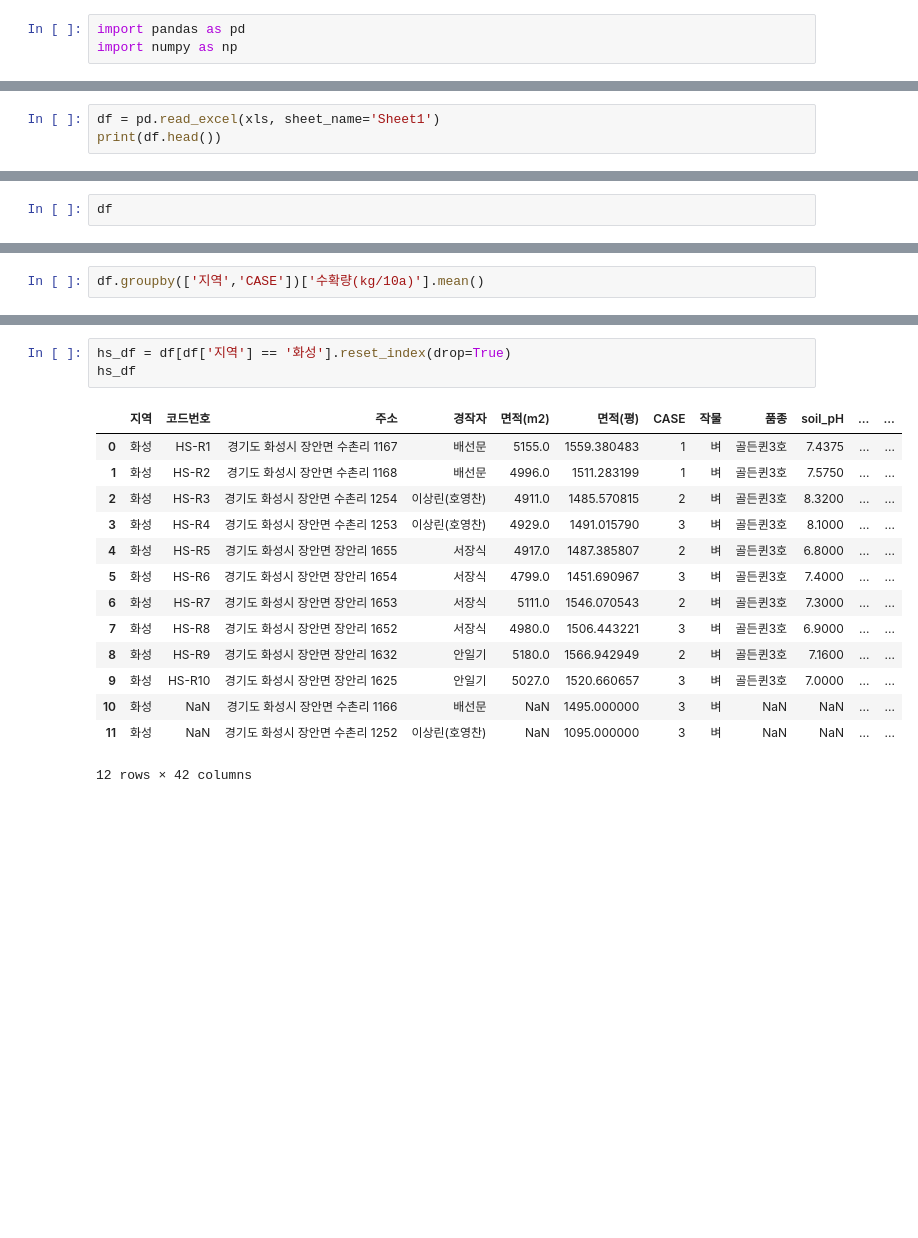
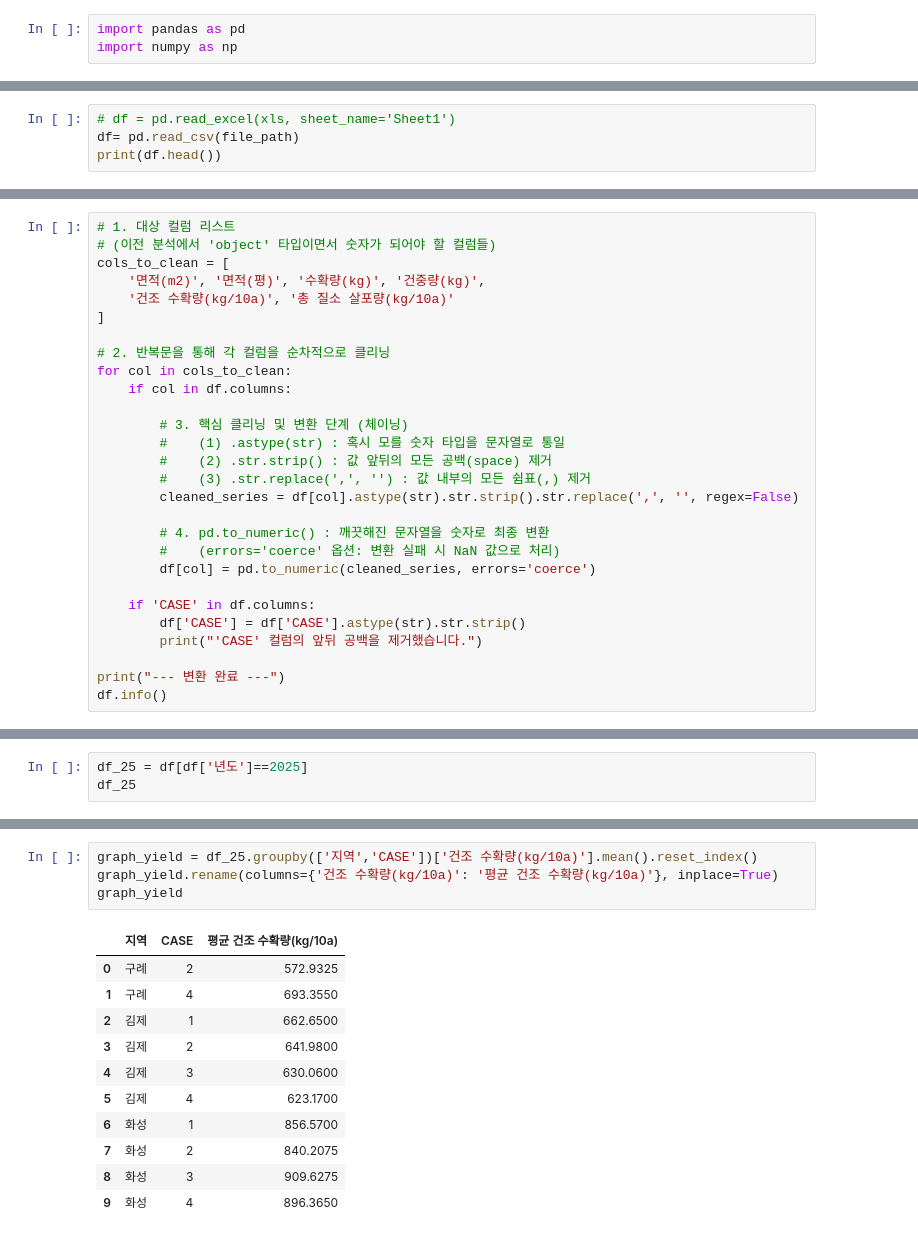
Before and after one commit to sirasony35/rice_analysis, a Jupyter notebook: basic_analysis.ipynb, the cells around one changed output, grey strips where cells are left out. Saved outputs shown, nothing was run; the diff lists cells and outputs as text; blank space fills up the shorter version.

```diff
--- a/basic_analysis.ipynb
+++ b/basic_analysis.ipynb
@@ -11,4 +9,5 @@ print(sheet_names)
 # %%
-df = pd.read_excel(xls, sheet_name='Sheet1')
+# df = pd.read_excel(xls, sheet_name='Sheet1')
+df= pd.read_csv(file_path)
 print(df.head())
 # %% [output]
@@ -32,3 +31,29 @@ print(df.head())
 # %%
-df
+# 1. 대상 컬럼 리스트
+# (이전 분석에서 'object' 타입이면서 숫자가 되어야 할 컬럼들)
+cols_to_clean = [
+    '면적(m2)', '면적(평)', '수확량(kg)', '건중량(kg)',
+    '건조 수확량(kg/10a)', '총 질소 살포량(kg/10a)'
+]
+
+# 2. 반복문을 통해 각 컬럼을 순차적으로 클리닝
+for col in cols_to_clean:
+    if col in df.columns:
+
+        # 3. 핵심 클리닝 및 변환 단계 (체이닝)
+        #    (1) .astype(str) : 혹시 모를 숫자 타입을 문자열로 통일
+        #    (2) .str.strip() : 값 앞뒤의 모든 공백(space) 제거
+        #    (3) .str.replace(',', '') : 값 내부의 모든 쉼표(,) 제거
+        cleaned_series = df[col].astype(str).str.strip().str.replace(',', '', regex=False)
+
+        # 4. pd.to_numeric() : 깨끗해진 문자열을 숫자로 최종 변환
+        #    (errors='coerce' 옵션: 변환 실패 시 NaN 값으로 처리)
+        df[col] = pd.to_numeric(cleaned_series, errors='coerce')
+
+    if 'CASE' in df.columns:
+        df['CASE'] = df['CASE'].astype(str).str.strip()
+        print("'CASE' 컬럼의 앞뒤 공백을 제거했습니다.")
+
+print("--- 변환 완료 ---")
+df.info()
 # %% [output]
@@ -53,3 +77,4 @@ df
 # %%
-df.groupby(['지역','CASE'])['수확량(kg/10a)'].mean()
+df_25 = df[df['년도']==2025]
+df_25
 # %% [output]
@@ -64,19 +99,17 @@ Name: 수확량(kg/10a), dtype: float64
 # %%
-hs_df = df[df['지역'] == '화성'].reset_index(drop=True)
-hs_df
+graph_yield = df_25.groupby(['지역','CASE'])['건조 수확량(kg/10a)'].mean().reset_index()
+graph_yield.rename(columns={'건조 수확량(kg/10a)': '평균 건조 수확량(kg/10a)'}, inplace=True)
+graph_yield
 # %% [output]
-|  | 지역 | 코드번호 | 주소 | 경작자 | 면적(m2) | 면적(평) | CASE | 작물 | 품종 | soil_pH | ... | ... |
-| 0 | 화성 | HS-R1 | 경기도 화성시 장안면 수촌리 1167 | 배선문 | 5155.0 | 1559.380483 | 1 | 벼 | 골든퀸3호 | 7.4375 | ... | ... |
-| 1 | 화성 | HS-R2 | 경기도 화성시 장안면 수촌리 1168 | 배선문 | 4996.0 | 1511.283199 | 1 | 벼 | 골든퀸3호 | 7.5750 | ... | ... |
-| 2 | 화성 | HS-R3 | 경기도 화성시 장안면 수촌리 1254 | 이상린(호영찬) | 4911.0 | 1485.570815 | 2 | 벼 | 골든퀸3호 | 8.3200 | ... | ... |
-| 3 | 화성 | HS-R4 | 경기도 화성시 장안면 수촌리 1253 | 이상린(호영찬) | 4929.0 | 1491.015790 | 3 | 벼 | 골든퀸3호 | 8.1000 | ... | ... |
-| 4 | 화성 | HS-R5 | 경기도 화성시 장안면 장안리 1655 | 서장식 | 4917.0 | 1487.385807 | 2 | 벼 | 골든퀸3호 | 6.8000 | ... | ... |
-| 5 | 화성 | HS-R6 | 경기도 화성시 장안면 장안리 1654 | 서장식 | 4799.0 | 1451.690967 | 3 | 벼 | 골든퀸3호 | 7.4000 | ... | ... |
-| 6 | 화성 | HS-R7 | 경기도 화성시 장안면 장안리 1653 | 서장식 | 5111.0 | 1546.070543 | 2 | 벼 | 골든퀸3호 | 7.3000 | ... | ... |
-| 7 | 화성 | HS-R8 | 경기도 화성시 장안면 장안리 1652 | 서장식 | 4980.0 | 1506.443221 | 3 | 벼 | 골든퀸3호 | 6.9000 | ... | ... |
-| 8 | 화성 | HS-R9 | 경기도 화성시 장안면 장안리 1632 | 안일기 | 5180.0 | 1566.942949 | 2 | 벼 | 골든퀸3호 | 7.1600 | ... | ... |
-| 9 | 화성 | HS-R10 | 경기도 화성시 장안면 장안리 1625 | 안일기 | 5027.0 | 1520.660657 | 3 | 벼 | 골든퀸3호 | 7.0000 | ... | ... |
-| 10 | 화성 | NaN | 경기도 화성시 장안면 수촌리 1166 | 배선문 | NaN | 1495.000000 | 3 | 벼 | NaN | NaN | ... | ... |
-| 11 | 화성 | NaN | 경기도 화성시 장안면 수촌리 1252 | 이상린(호영찬) | NaN | 1095.000000 | 3 | 벼 | NaN | NaN | ... | ... |
+|  | 지역 | CASE | 평균 건조 수확량(kg/10a) |
+| 0 | 구례 | 2 | 572.9325 |
+| 1 | 구례 | 4 | 693.3550 |
+| 2 | 김제 | 1 | 662.6500 |
+| 3 | 김제 | 2 | 641.9800 |
+| 4 | 김제 | 3 | 630.0600 |
+| 5 | 김제 | 4 | 623.1700 |
+| 6 | 화성 | 1 | 856.5700 |
+| 7 | 화성 | 2 | 840.2075 |
+| 8 | 화성 | 3 | 909.6275 |
+| 9 | 화성 | 4 | 896.3650 |
-12 rows × 42 columns
 # %%
```
Also changed, not shown: parts of 8 cells of this notebook.
